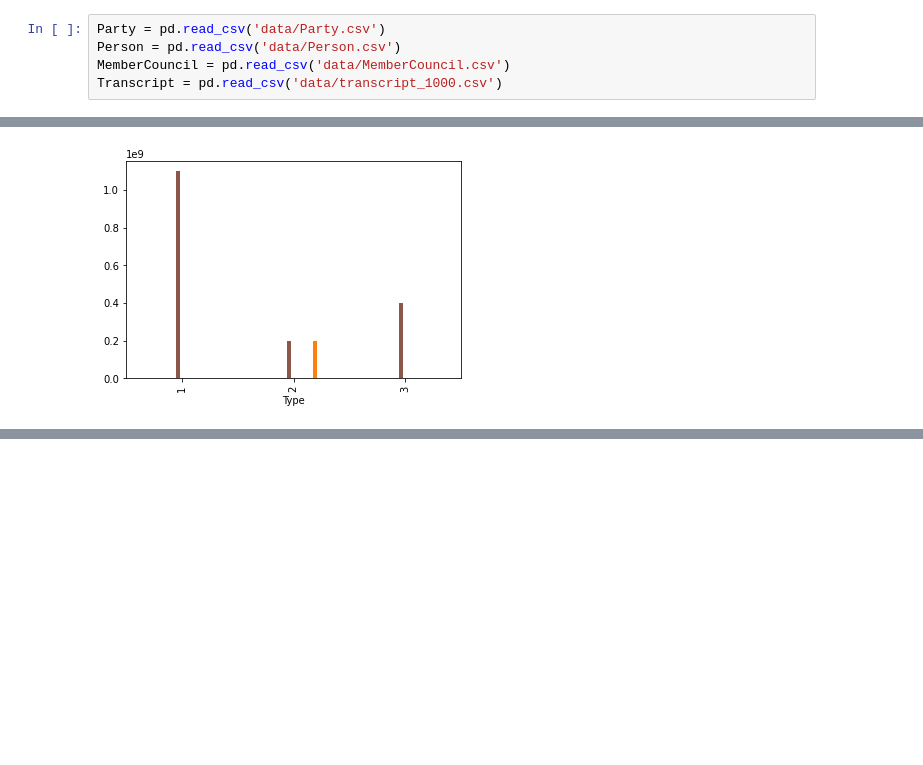
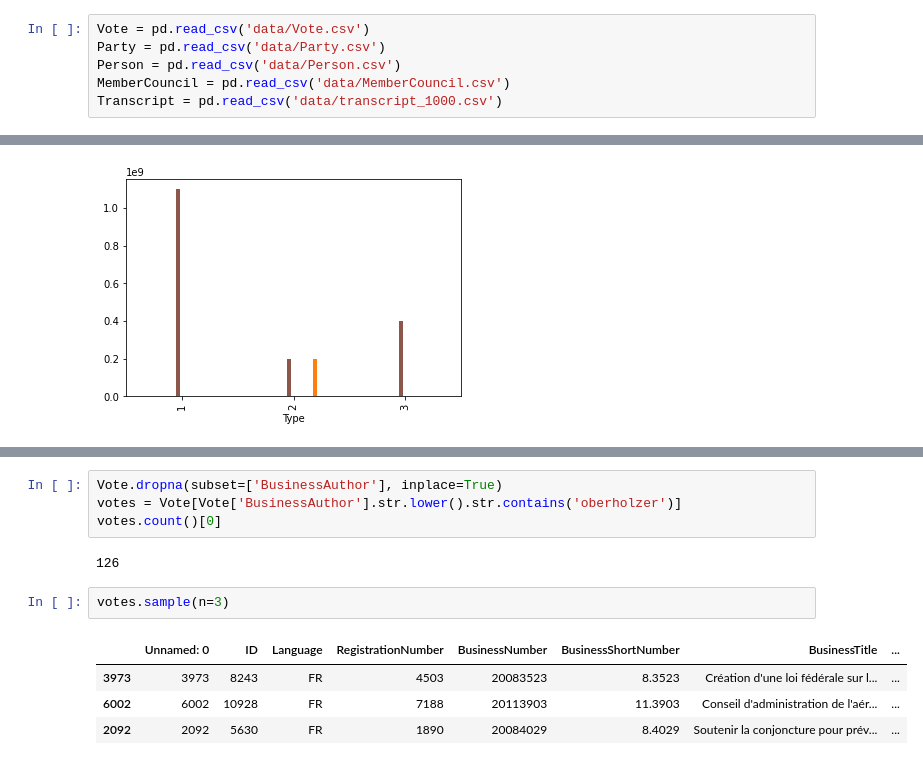
Before and after one commit to Campax-org/election-chatbot, a Jupyter notebook: CH_Election_chatbot_2023.ipynb, the cells around one changed output, grey strips where cells are left out. Cells and saved outputs as stored; diff of their text form; blank space fills up the shorter version.

Commit message:
Add /vote

```diff
--- a/CH_Election_chatbot_2023.ipynb
+++ b/CH_Election_chatbot_2023.ipynb
@@ -12,6 +12,7 @@ from pandas import Series, DataFrame
 # %% [markdown]
 We are using the [parliament-viz](https://github.com/jmuth/parliament-viz.ch) library by Gael Lederrey, Jonas Racine and Joachim Muth to collect fresh data from the parliamentary service. Get it in our [GitHub project](https://github.com/Campax-org/election-chatbot/tree/main/data), and upload it into the colab session to get started.
 # %%
+Vote = pd.read_csv('data/Vote.csv')
 Party = pd.read_csv('data/Party.csv')
 Person = pd.read_csv('data/Person.csv')
 MemberCouncil = pd.read_csv('data/MemberCouncil.csv')
@@ -69,0 +71,13 @@ Party.sample(n=1).get('PartyName').values[0]
+# %%
+Vote.dropna(subset=['BusinessAuthor'], inplace=True)
+votes = Vote[Vote['BusinessAuthor'].str.lower().str.contains('oberholzer')]
+votes.count()[0]
+# %% [output]
+126
+# %%
+votes.sample(n=3)
+# %% [output]
+|  | Unnamed: 0 | ID | Language | RegistrationNumber | BusinessNumber | BusinessShortNumber | BusinessTitle | ... |
+| 3973 | 3973 | 8243 | FR | 4503 | 20083523 | 8.3523 | Création d'une loi fédérale sur l... | ... |
+| 6002 | 6002 | 10928 | FR | 7188 | 20113903 | 11.3903 | Conseil d'administration de l'aér... | ... |
+| 2092 | 2092 | 5630 | FR | 1890 | 20084029 | 8.4029 | Soutenir la conjoncture pour prév... | ... |
```
Also changed, not shown: parts of 2 cells of this notebook, 1 other file.
